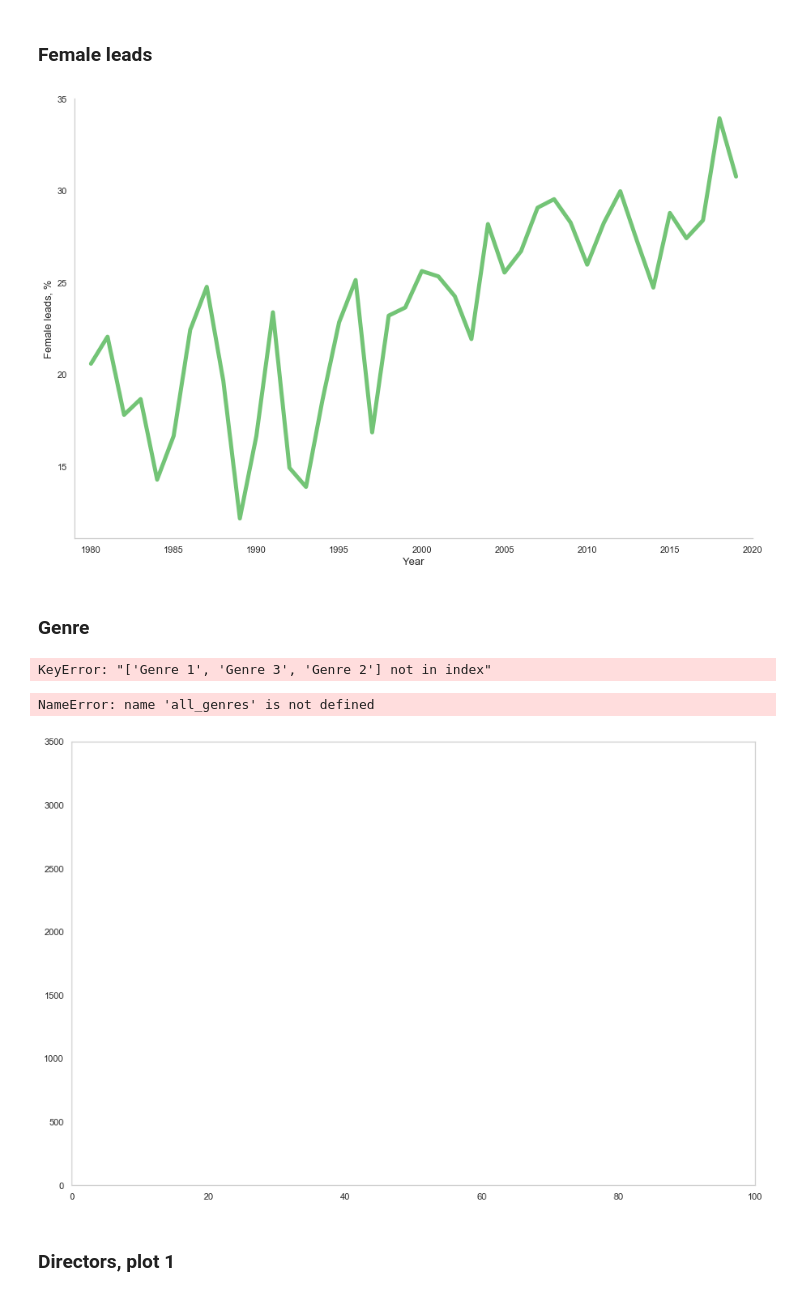
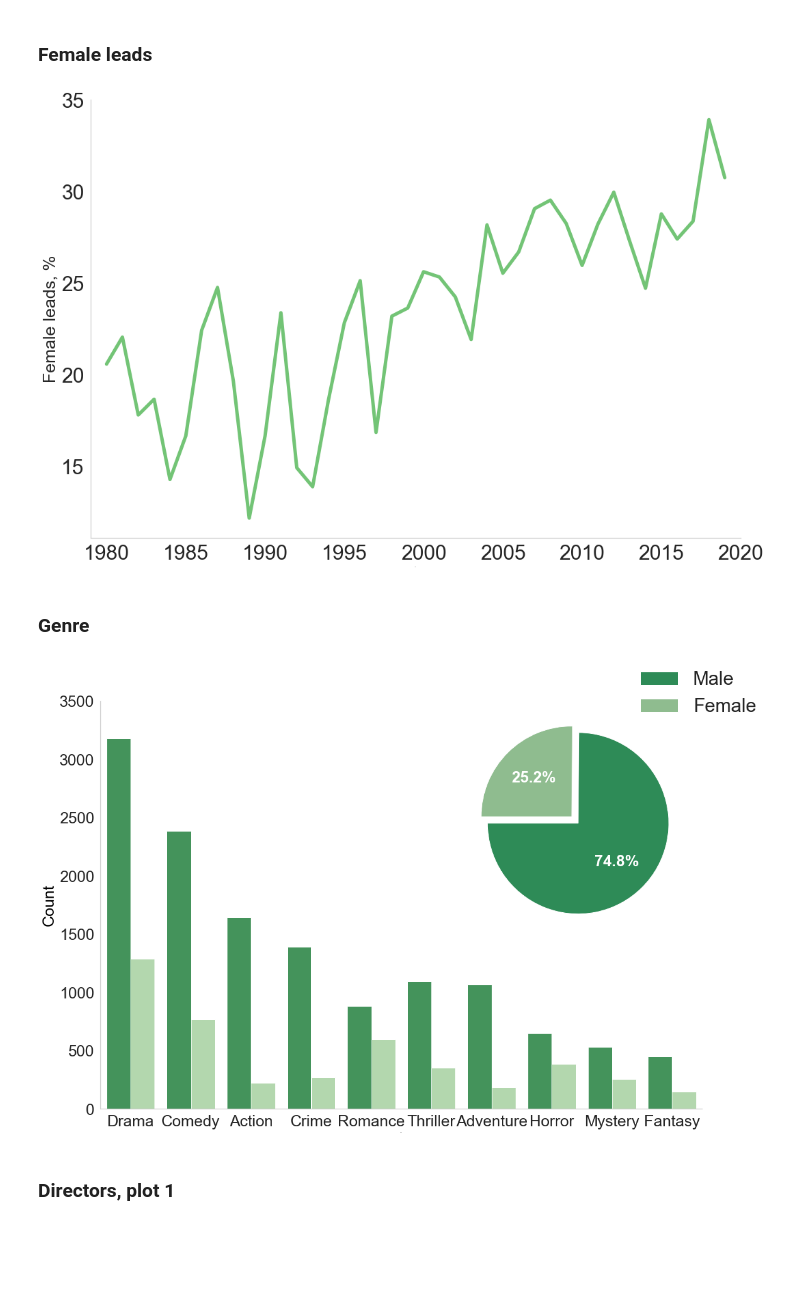
Before and after one commit to jbjornholm/Group-31-SoDa, a Jupyter notebook: Data/Plots/All plots.ipynb, the cells around one changed output. Saved outputs shown, nothing was run; the diff lists cells and outputs as text; code cells hidden in the pictures; blank space fills up the shorter version.

```diff
--- a/Data/Plots/All plots.ipynb
+++ b/Data/Plots/All plots.ipynb
@@ -45,6 +47,14 @@ df2
 df2['Genre 1'] = df["Genre 1"].str.strip()
 df2["Genre 2"] = df["Genre 2"].str.strip()
 df2["Genre 3"] = df["Genre 3"].str.strip()
+# %%
+
+df3= df2.copy()
+df4= df2.copy()
+df5= df2.copy()
+df6= df2.copy()
+df7= df2.copy()
+df8= df2.copy()
 # %% [markdown]
 ###  Plot of top ten directors
 # %%
@@ -82,31 +98,32 @@ plt.show()
 # %% [markdown]
 ### Female leads
 # %%
-df1 = df.groupby(['Year'])
+df1x = df5.groupby(['Year'])
 
-df2 = df1['Female'].mean().reset_index()
-df2['Female'] = df2['Female']*100
+df2x = df1x['Female'].mean().reset_index()
+df2x['Female'] = df2x['Female']*100
 
 plt.figure(figsize=(15,10))
-df3 = df2.set_index('Year')
-ax = sns.lineplot(data=df3, legend = None, palette = 'Greens', linewidth=5)
+df3x = df2x.set_index('Year')
+ax = sns.lineplot(data=df3x, legend = None, palette = 'Greens', linewidth=5)
 ax.set_xlim([1979,2020])
 ax.grid(False)
-plt.xlabel('Year', fontsize=13)
-plt.ylabel('Female leads, %', fontsize=13)
-matplotlib.rc('xtick', labelsize=13)
-matplotlib.rc('ytick', labelsize=13)
-plt.rc('legend', fontsize=13)
+plt.xlabel('Year', fontsize=1)
+plt.ylabel('Female leads, %', fontsize=25)
+plt.tick_params(labelsize=30)
+#matplotlib.rc('xtick', labelsize=30)
+#matplotlib.rc('ytick', labelsize=30)
+plt.rc('legend', fontsize=30)
 sns.despine(left=False, right=True, bottom=False)
 plt.savefig("percent actresses")
 # %% [output]
-[figure, old version]
+[figure, new version]
 # %% [markdown]
 ### Genre
 # %%
 # Getting and transforming the data
 
-test_df = df2[['Female', 'Genre 1', 'Genre 2', 'Genre 3']]
+test_df = df6[['Female', 'Genre 1', 'Genre 2', 'Genre 3']]
 
 genre_1 = test_df[['Female', 'Genre 1']]
 genre_2 = test_df[['Female', 'Genre 2']]
@@ -121,41 +138,40 @@ all_genres = pd.concat([genre_1x, genre_2x, genre_3x])
 
 
 #Ad total amount of males vs females in the graph below in a pie chart
-# %% [output]
-KeyError: "['Genre 1', 'Genre 3', 'Genre 2'] not in index"
 # %%
 #Define data used for pie chart
-ratios = df["Female"].value_counts("0")
+ratios = df6["Female"].value_counts("0")
 labels = 'Male', 'Female'
 explode = (0, 0.1)  # only "explode" the 2nd slice (i.e. 'Female')
 
 #Outer plot
 fig, ax = plt.subplots(figsize = (15, 10))
 ax.set_xlim([0,100]) #Sets the number of the axis
 ax.set_ylim([0,3500])
 ax.grid(False)
+plt.tick_params(labelsize=25)
+rcParams.update({'figure.autolayout': True})
 
 
 axes = sns.countplot(x="Genre", data=all_genres, hue="Female", order = all_genres['Genre'].value_counts()[:10].index, hue_order = all_genres['Female'].value_counts().index, palette='Greens_r')
-plt.xlabel('Genre', fontsize=15, color='Black')
-plt.ylabel('Count', fontsize=15, color='Black')
+plt.xlabel('Genre', fontsize=1, color='Black')
+plt.ylabel('Count', fontsize=25, color='Black')
 sns.despine(left=False, right=True, bottom=False)
 ax.get_legend().set_visible(False)
 
 
 
 # Inner plot
 ax1= plt.axes([0.55, 0.45, 0.5, 0.5])
 wedges, texts, autotexts = plt.pie(ratios, explode=explode, labels=labels, autopct='%1.1f%%', shadow=False, startangle=180, colors = ["seagreen",'darkseagreen'], textprops=dict(color="white"), wedgeprops   = { 'linewidth' : 1,'edgecolor' : "white" })
-plt.setp(autotexts, size=15, weight='bold')
+plt.setp(autotexts, size=25, weight='bold')
 plt.legend(wedges, labels, loc='best', frameon=False)
 plt.tight_layout()
 
 ax1.legend(bbox_to_anchor=(0.7, 0.9), frameon=False)
-plt.savefig('Genrething.png')
+plt.savefig('Genrething.png', bbox_inches='tight')
 # %% [output]
-NameError: name 'all_genres' is not defined
-[figure, old version]
+[figure, new version]
 # %% [markdown]
 ### Directors, plot 1
 # %%
```
Also changed, not shown: parts of 7 cells of this notebook, 8 other files.
